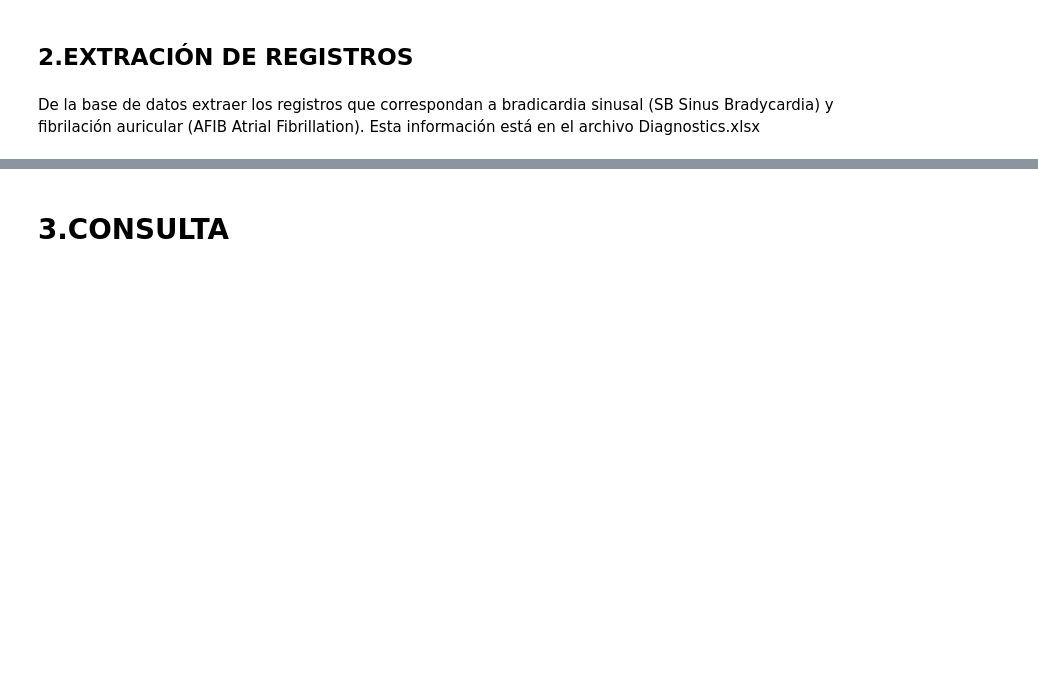
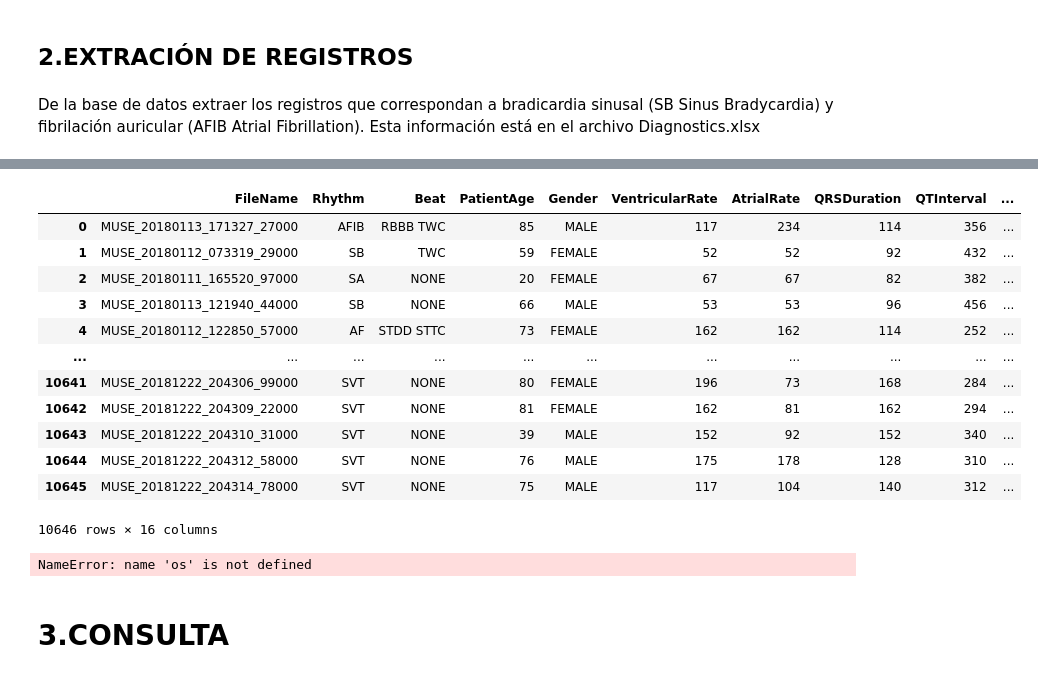
Before and after one commit to juandayo001/Biose-ales_20242, a Jupyter notebook: PROYECTO3.ipynb, the cells around one changed output, grey strips where cells are left out. Saved outputs shown, nothing was run; the diff lists cells and outputs as text; code cells hidden in the pictures; blank space fills up the shorter version.

```diff
--- a/PROYECTO3.ipynb
+++ b/PROYECTO3.ipynb
@@ -14,0 +127,19 @@ De la base de datos extraer los registros que correspondan a bradicardia sinusal
+# %%
+#ruta = "c:\\Users\\User\\OneDrive - Universidad de Antioquia\\David\\2024 - 2\\Bioseñales\\lab\\Proyecto2\\Diagnostics.xlsx"
+ruta = "/Users/mcamilabravo/Documents/Universidad 2024:2/Biosenales/Proyecto 2/Diagnostics.xlsx"
+dataframe = pd.read_excel(ruta)
+dataframe
+# %% [output]
+|  | FileName | Rhythm | Beat | PatientAge | Gender | VentricularRate | AtrialRate | QRSDuration | QTInterval | ... |
+| 0 | MUSE_20180113_171327_27000 | AFIB | RBBB TWC | 85 | MALE | 117 | 234 | 114 | 356 | ... |
+| 1 | MUSE_20180112_073319_29000 | SB | TWC | 59 | FEMALE | 52 | 52 | 92 | 432 | ... |
+| 2 | MUSE_20180111_165520_97000 | SA | NONE | 20 | FEMALE | 67 | 67 | 82 | 382 | ... |
+| 3 | MUSE_20180113_121940_44000 | SB | NONE | 66 | MALE | 53 | 53 | 96 | 456 | ... |
+| 4 | MUSE_20180112_122850_57000 | AF | STDD STTC | 73 | FEMALE | 162 | 162 | 114 | 252 | ... |
+| ... | ... | ... | ... | ... | ... | ... | ... | ... | ... | ... |
+| 10641 | MUSE_20181222_204306_99000 | SVT | NONE | 80 | FEMALE | 196 | 73 | 168 | 284 | ... |
+| 10642 | MUSE_20181222_204309_22000 | SVT | NONE | 81 | FEMALE | 162 | 81 | 162 | 294 | ... |
+| 10643 | MUSE_20181222_204310_31000 | SVT | NONE | 39 | MALE | 152 | 92 | 152 | 340 | ... |
+| 10644 | MUSE_20181222_204312_58000 | SVT | NONE | 76 | MALE | 175 | 178 | 128 | 310 | ... |
+| 10645 | MUSE_20181222_204314_78000 | SVT | NONE | 75 | MALE | 117 | 104 | 140 | 312 | ... |
+10646 rows × 16 columns
@@ -15,3 +174,17 @@ De la base de datos extraer los registros que correspondan a bradicardia sinusal
+# %%
+# Ruta al archivo Excel y a la carpeta de archivos .csv
+#ruta_excel = r'c:\\Users\\User\\OneDrive - Universidad de Antioquia\\David\\2024 - 2\\Bioseñales\\lab\\Proyecto3\\Diagnostics.xlsx'
+#ruta_carpeta_csv =  r'c:\\Users\\User\\OneDrive - Universidad de Antioquia\\David\\2024 - 2\\Bioseñales\\lab\\Proyecto3\\ECGDataDenoised'
+ruta_excel = "/Users/mcamilabravo/Documents/Universidad 2024:2/Biosenales/Proyecto 2/Diagnostics.xlsx"
+ruta_carpeta_csv= "/Users/mcamilabravo/Documents/Universidad 2024:2/Biosenales/Proyecto 2/ECGDataDenoised"
+
+# Extraer los nombres de archivos que nos interesan
+nombres_AFIB, nombres_SB = obtener_nombres_archivos_por_ritmo(ruta_excel)
+
+# Leer los datos de los archivos ECG
+valores_AFIB, valores_SB = leer_archivos_ecg(nombres_AFIB, nombres_SB, ruta_carpeta_csv)
+# %% [output]
+NameError: name 'os' is not defined
 # %% [markdown]
 # 3.CONSULTA
 # %% [markdown]
```
Also changed, not shown: parts of 7 cells of this notebook.
